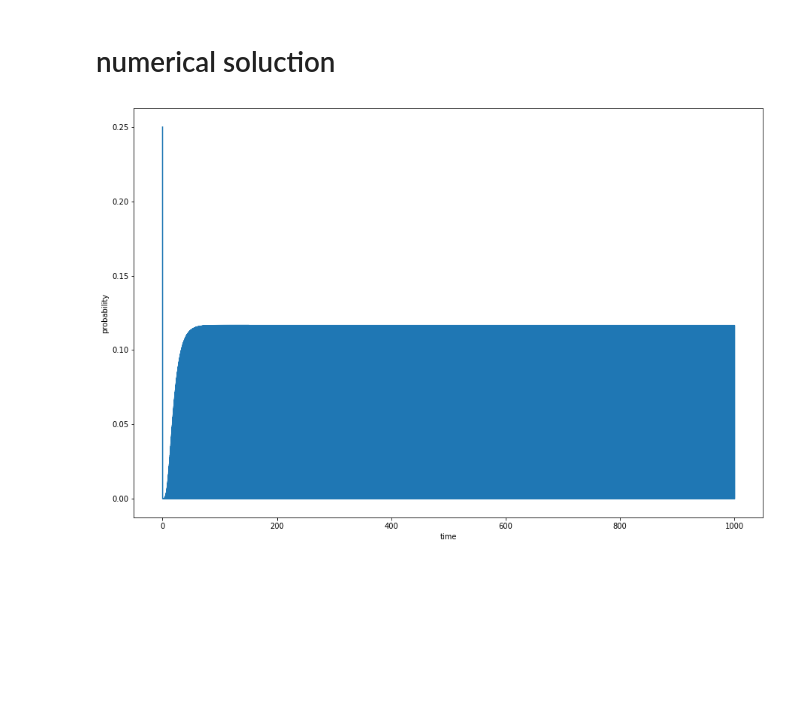
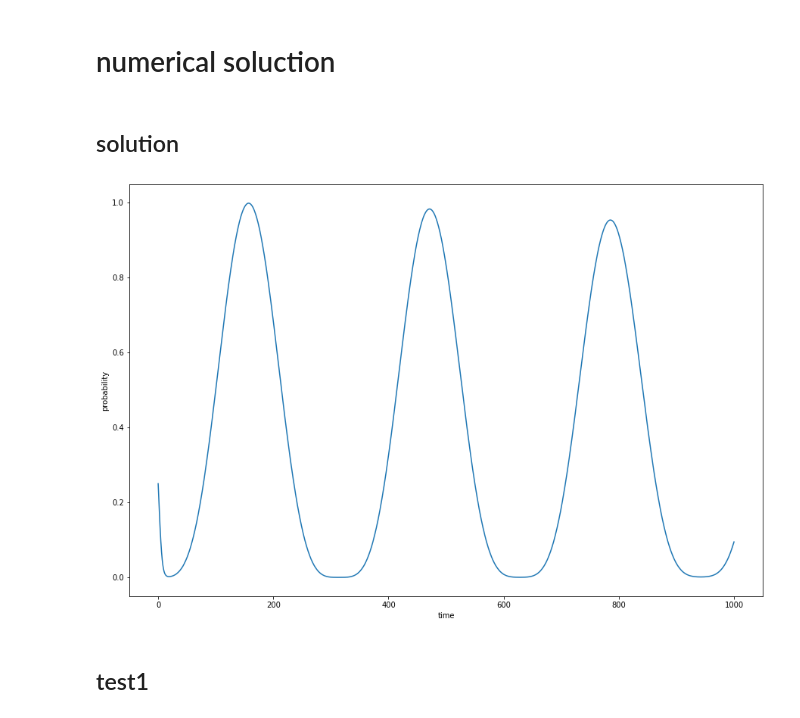
Before and after one commit to kapkappa/msu_prak, a Jupyter notebook: sem7/task1/TC_Hamiltonian_for_two_atoms.ipynb, the cells around one changed output. Drawn from its saved outputs; the diff is of its cells as text; code cells hidden in the pictures; blank space fills up the shorter version.

```diff
--- a/sem7/task1/TC_Hamiltonian_for_two_atoms.ipynb
+++ b/sem7/task1/TC_Hamiltonian_for_two_atoms.ipynb
@@ -141,20 +147,11 @@ def prob(z):
 # %%
-t = np.linspace(0, 1000, 100000)
+t = np.linspace(0, 1000, 1000000)
 
-#psi_old = psi_t(0, 24, lam, E, v)
-
-psi = np.zeros(24, dtype=np.cdouble)
-
-psi[4] = + 1.0 / 2.0 + 0.j
-psi[0] = - 1.0 / 2.0 + 0.j
-psi[5] = + 1.0 / 2.0 + 0.j
-psi[3] = - 1.0 / 2.0 + 0.j
-
-result = []
+analytical_solution_result = []
 
 for ti in t:
   psi = psi_t(ti, 24, lam, E, v)
-  result.append(prob(psi[0]) + prob(psi[6]) + prob(psi[12]) + prob(psi[18]))
+  analytical_solution_result.append(prob(psi[0]) + prob(psi[6]) + prob(psi[12]) + prob(psi[18]))
 # %%
 import matplotlib.pyplot as plt
 plt.figure(figsize=(15,10))
@@ -169,15 +166,15 @@ plt.show()
 # %%
-t = np.linspace(0, 1000, 100000)
+t = np.linspace(0, 1000, 1000000)
 
 psi = np.zeros(24, dtype=np.cdouble)
 
 psi[0] = 1
 
-result = []
+analytical_test1_result = []
 
 for ti in t:
   psi = psi_t(ti, 24, lam_test1, E, v)
-  result.append(prob(psi[0]) + prob(psi[6]) + prob(psi[12]) + prob(psi[18]))
+  analytical_test1_result.append(prob(psi[0]) + prob(psi[6]) + prob(psi[12]) + prob(psi[18]))
 # %%
 import matplotlib.pyplot as plt
 plt.figure(figsize=(15,10))
@@ -192,15 +189,15 @@ plt.show()
 # %%
-t = np.linspace(0, 1000, 100000)
+t = np.linspace(0, 1000, 1000000)
 
 psi = np.zeros(24, dtype=np.cdouble)
 
 psi[3] = 1
 
-result = []
+analytical_test2_result = []
 
 for ti in t:
   psi = psi_t(ti, 24, lam_test2, E, v)
-  result.append(prob(psi[0]) + prob(psi[6]) + prob(psi[12]) + prob(psi[18]))
+  analytical_test2_result.append(prob(psi[0]) + prob(psi[6]) + prob(psi[12]) + prob(psi[18]))
 # %%
 import matplotlib.pyplot as plt
 plt.figure(figsize=(15,10))
@@ -212,6 +209,8 @@ plt.show()
 [figure]
 # %% [markdown]
 # numerical soluction
+# %% [markdown]
+## solution
 # %%
 psi_old = np.zeros(24, dtype=np.cdouble)
 psi_new = np.zeros(24, dtype=np.cdouble)
@@ -221,13 +220,13 @@ psi_old[3] = - 1.0 / 2.0
 psi_old[4] = + 1.0 / 2.0
 psi_old[5] = + 1.0 / 2.0
 
-t = np.linspace(0, 1000, 100000)
+t = np.linspace(0, 1000, 1000000)
 
-max_iters = 100000
+max_iters = 1000000
 max_time = 1000
-time_step = max_iters / max_time
+time_step = max_time / max_iters
 
-result = []
+numerical_solution_result = []
 
 for ti in t:
   sum = 0.0 + 0.j
@@ -237,16 +236,18 @@ for ti in t:
       psi_new[i] += ((i==j) - 1j * get_Hij(i,j) * time_step) * psi_old[j]
     sum = sum + psi_new[i] * psi_new[i].conjugate()
 
-  result.append(prob(psi_old[0]) + prob(psi_old[6]) + prob(psi_old[12]) + prob(psi_old[18]))
+  numerical_solution_result.append(prob(psi_old[0]) + prob(psi_old[6]) + prob(psi_old[12]) + prob(psi_old[18]))
 
   for i in range(24):
-    psi_old[i] = psi_new[i] / sum
+    psi_old[i] = psi_new[i] / sqrt(sum)
 # %%
 import matplotlib.pyplot as plt
 plt.figure(figsize=(15,10))
-plt.plot(t, result)
+plt.plot(t, numerical_solution_result)
 plt.xlabel('time')
 plt.ylabel('probability')
 plt.show()
 # %% [output]
-[figure, old version]
+[figure, new version]
+# %% [markdown]
+## test1
```
Also changed, not shown: parts of 18 cells of this notebook.
